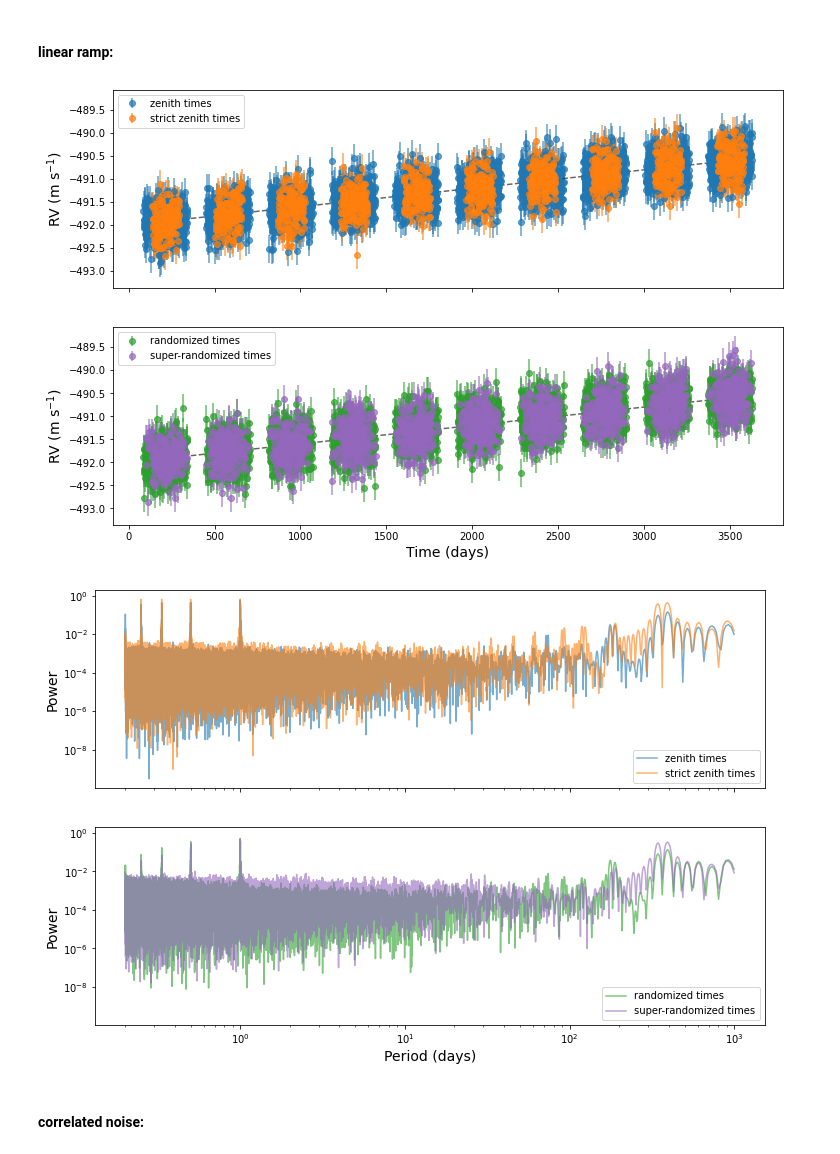
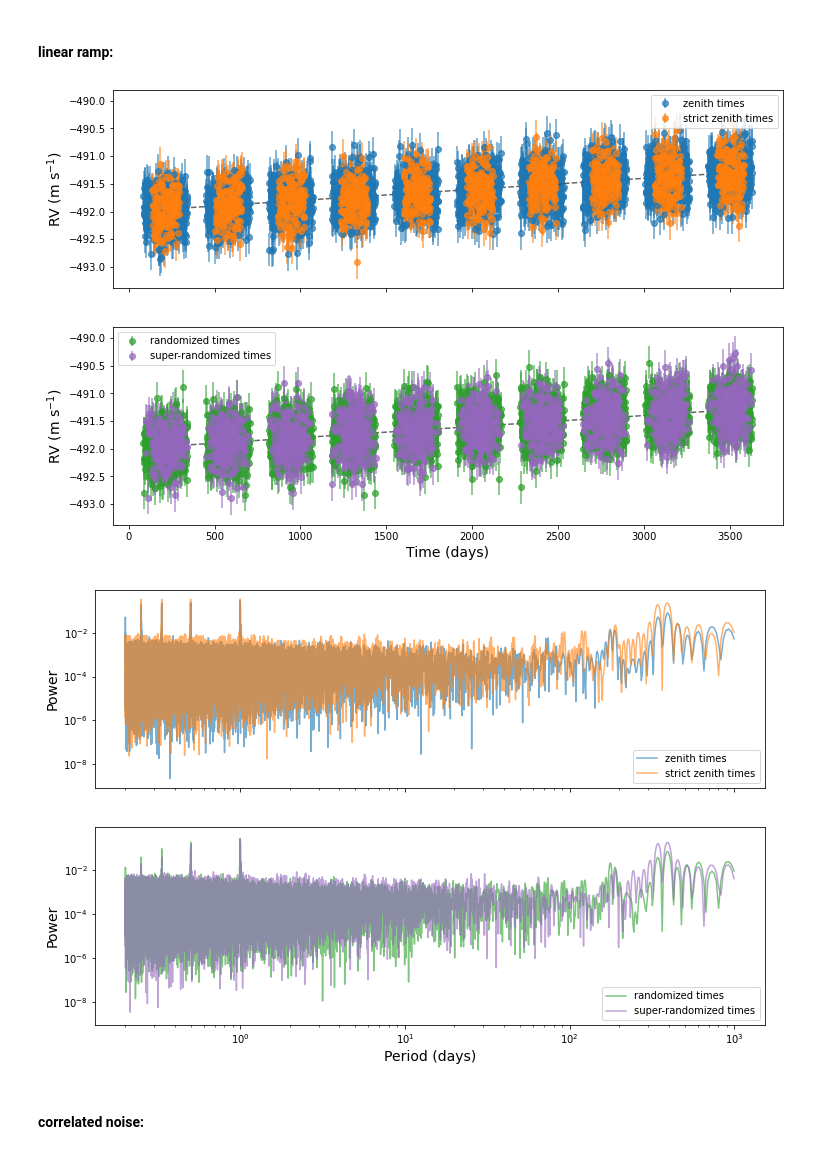
Before and after one commit to megbedell/thethethe, a Jupyter notebook: cadence/02-periodograms.ipynb, the cells around one changed output. Cells and saved outputs as stored; diff of their text form; code cells hidden in the pictures.

```diff
--- a/cadence/02-periodograms.ipynb
+++ b/cadence/02-periodograms.ipynb
@@ -177,28 +177,28 @@ plot_periodograms(ys_zenith, ys_zenith_strict, ys_randomized, ys_super_random)
 # %% [markdown]
 #### linear ramp:
 # %%
-def linear_trend(xs, m=4.e-4, b=-246.*2):
+def linear_trend(xs, m=2.e-4, b=-246.*2):
     return m*xs + b
 
 ys_zenith_lin = ys_zenith + linear_trend(t_zenith)
 ys_randomized_lin = ys_randomized + linear_trend(t_randomized)
 ys_zenith_strict_lin = ys_zenith_strict + linear_trend(t_zenith_strict)
 ys_super_random_lin = ys_super_random + linear_trend(t_super_random)
 
 
 fig,(ax1,ax2) = plot_timeseries(ys_zenith_lin, ys_zenith_strict_lin,
                                 ys_randomized_lin, ys_super_random_lin)
 ax1.plot(t_zenith, linear_trend(t_zenith), ls='--', c='k', alpha=0.6)
 ax2.plot(t_zenith, linear_trend(t_zenith), ls='--', c='k', alpha=0.6)
 
 plt.show()
 # %% [output]
-[figure, old version]
+[figure, new version]
 # %%
 plot_periodograms(ys_zenith_lin, ys_zenith_strict_lin,
                   ys_randomized_lin, ys_super_random_lin)
 # %% [output]
-[figure, old version]
+[figure, new version]
 # %% [markdown]
 #### correlated noise:
 # %%
```
Also changed, not shown: 1 other file.
